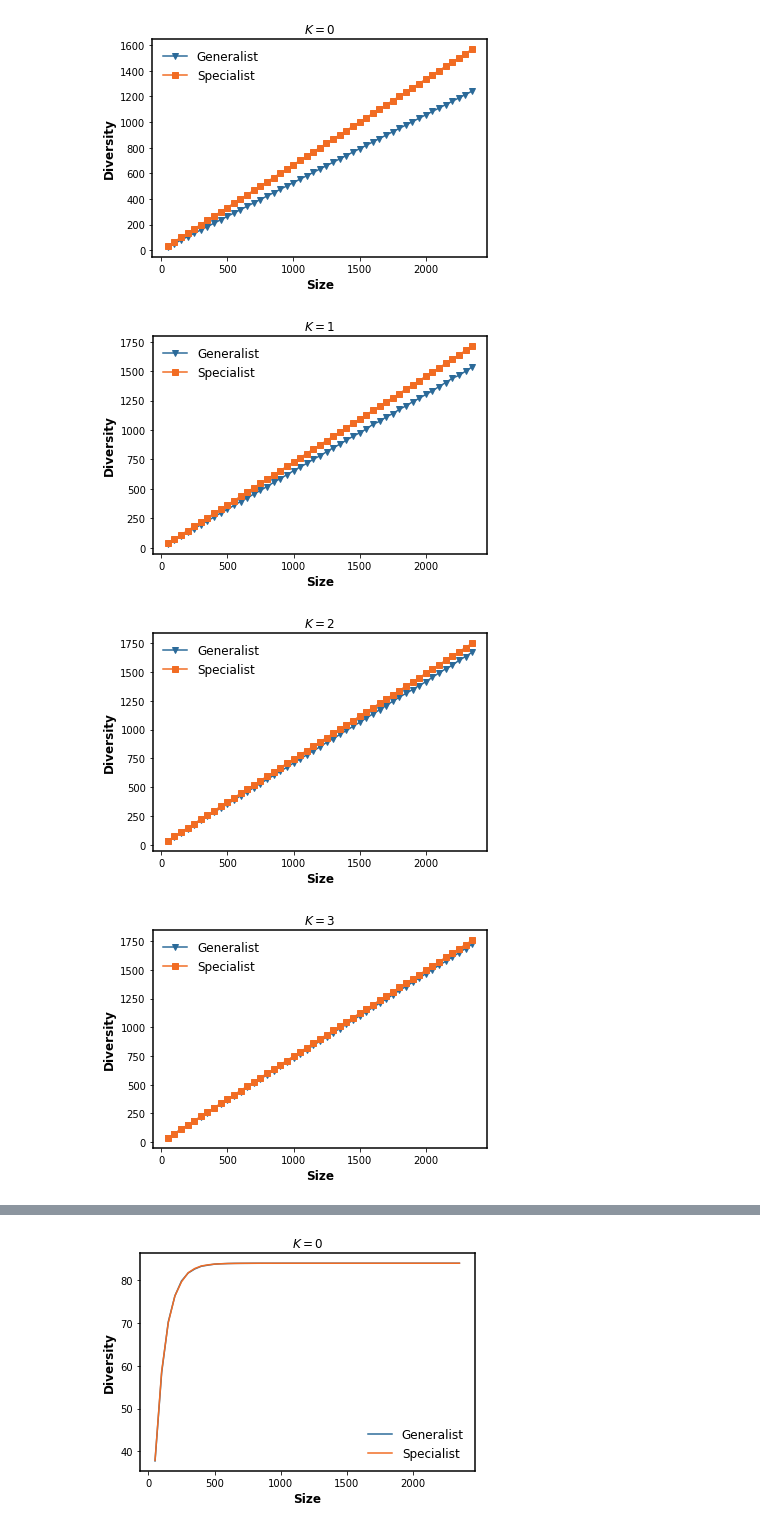
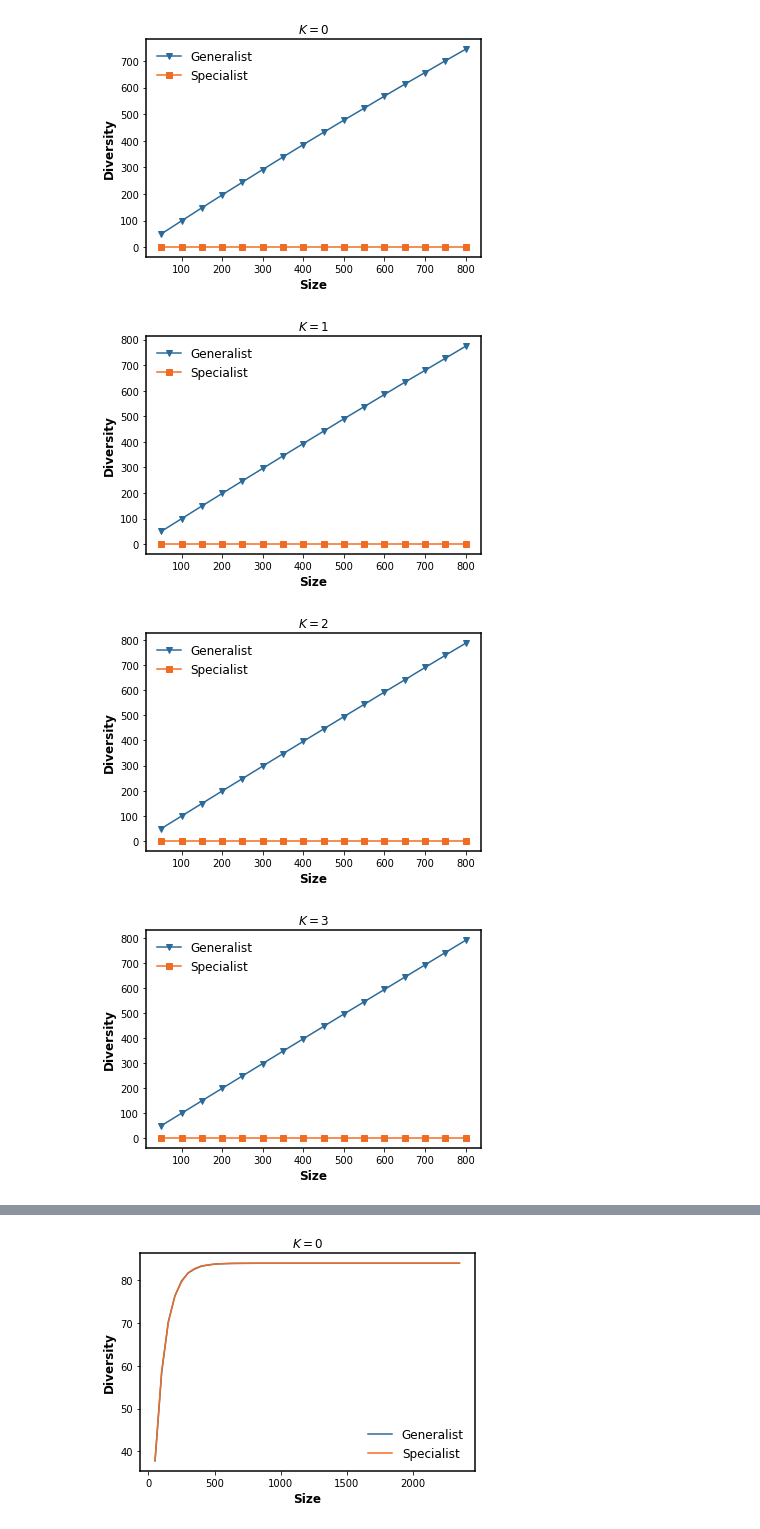
Before and after one commit to baldFemale/OpenInnovationFramework, a Jupyter notebook: Mechanism/Parallel_Search/Evaluator.ipynb, the cells around one changed output, grey strips where cells are left out. Cells and saved outputs as stored; diff of their text form; code cells hidden in the pictures.

```diff
--- a/Mechanism/Parallel_Search/Evaluator.ipynb
+++ b/Mechanism/Parallel_Search/Evaluator.ipynb
@@ -140,7 +99,7 @@ print(s_partial_diversity_across_size)
 # GS Fitness Given the Same K and Varying Agent Numbers
 given_K_index = 5
 g_fitness_across_size, s_fitness_across_size = [], []
-for g_fitness, s_fitness in zip(g_fitness_across_K_size, s_fitness_across_K_size):
+for g_fitness, s_fitness in zip(g_performance_across_K_size, s_performance_across_K_size):
     g_fitness_across_size.append(g_fitness[given_K_index])
     s_fitness_across_size.append(s_fitness[given_K_index])
 
@@ -165,7 +124,7 @@ plt.show()
 # GS Best Fitness Given the Same K and Varying Agent Numbers
 for index in range(9):
     g_fitness_across_size, s_fitness_across_size = [], []
-    for g_fitness, s_fitness in zip(g_best_fitness_across_K_size, s_best_fitness_across_K_size):
+    for g_fitness, s_fitness in zip(g_best_performance_across_K_size, s_best_performance_across_K_size):
         g_fitness_across_size.append(g_fitness[index])
         s_fitness_across_size.append(s_fitness[index])
 
@@ -228,28 +179,28 @@ plt.show()
 # %%
 # GS Diversity Given the Same K and Varying Agent Numbers
 for index in range(9):
     g_diversity_across_size, s_diversity_across_size = [], []
-    for g_diversity, s_diversity in zip(g_unique_diversity_across_K_size, s_unique_diversity_across_K_size):
+    for g_diversity, s_diversity in zip(g_diversity_across_K_size, s_diversity_across_K_size):
         g_diversity_across_size.append(g_diversity[index])
         s_diversity_across_size.append(s_diversity[index])
     x = agent_num_list
     fig, ax = plt.subplots()
     ax.spines["left"].set_linewidth(1.5)
     ax.spines["right"].set_linewidth(1.5)
     ax.spines["top"].set_linewidth(1.5)
     ax.spines["bottom"].set_linewidth(1.5)
     plt.plot(x, g_diversity_across_size, "v-", label="Generalist", color=nature_blue)
     plt.plot(x, s_diversity_across_size, "s-", label="Specialist", color=nature_orange)
 
     plt.xlabel('Size', fontweight='bold', fontsize=12)
     plt.ylabel('Diversity', fontweight='bold', fontsize=12)
     # plt.xticks(x)
     plt.title("$K={0}$".format(index))
     plt.legend(frameon=False, ncol=1, fontsize=12)
-    plt.savefig(data_folder + r"\GS_unique_diversity_K_{0}.png".format(index), transparent=True, dpi=300)
+    plt.savefig(data_folder + r"\GS_diversity_K_{0}.png".format(index), transparent=True, dpi=300)
     plt.show()
 # %% [output]
-[figure, old version]
+[figure, new version]
-[figure, old version]
+[figure, new version]
-[figure, old version]
+[figure, new version]
-[figure, old version]
+[figure, new version]
```
Also changed, not shown: parts of 5 cells of this notebook, 14 other files.
